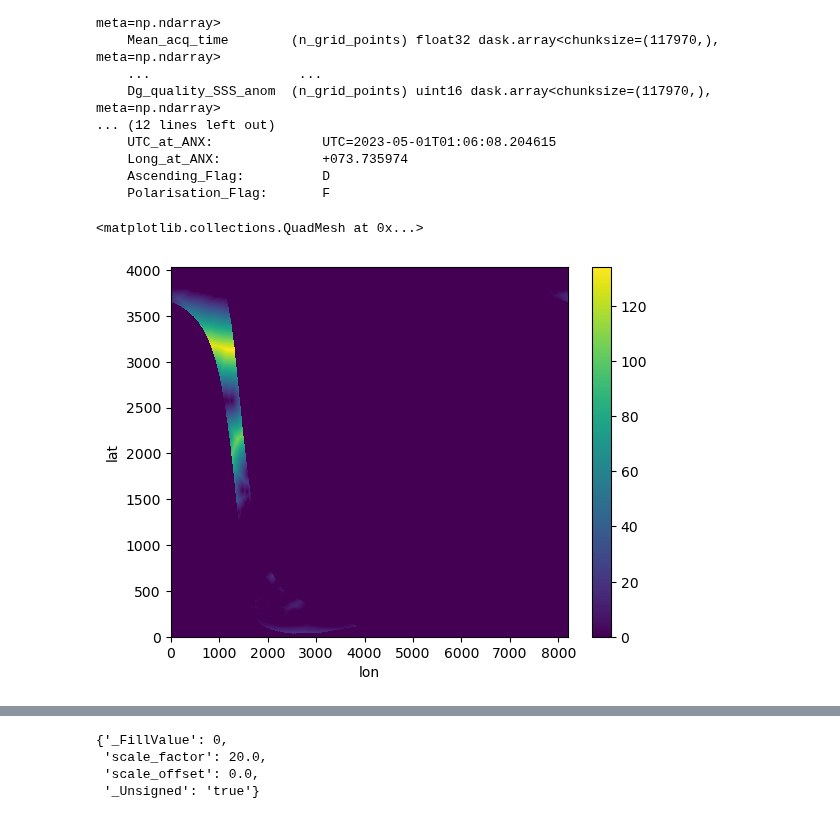
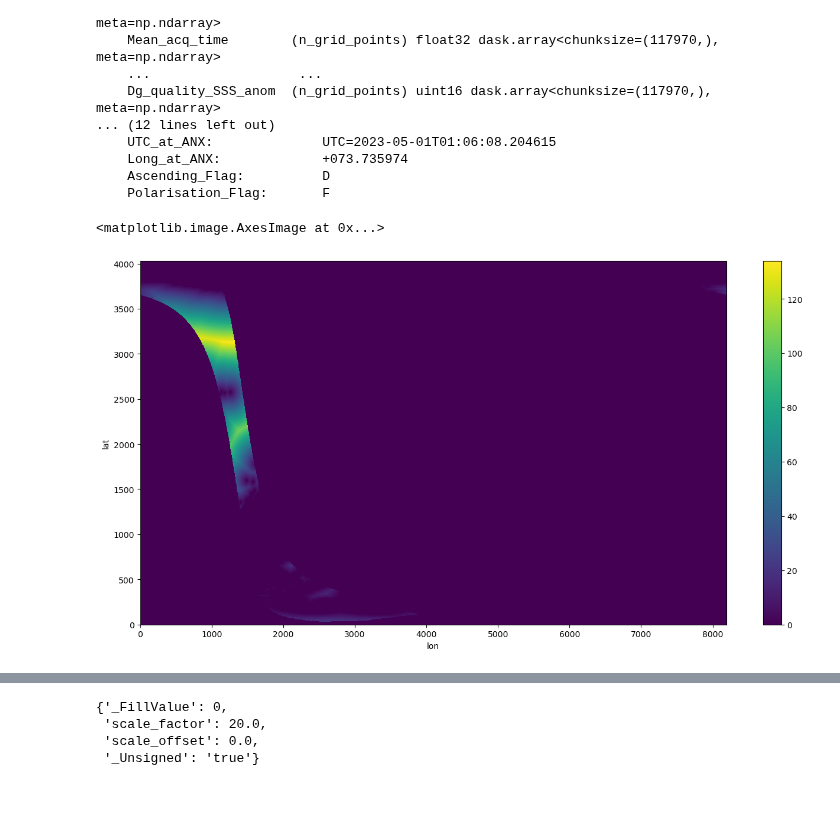
Before and after one commit to xcube-dev/xcube-smos, a Jupyter notebook: notebooks/test-single-slice.ipynb, the cells around one changed output, grey strips where cells are left out. Saved outputs shown, nothing was run; the diff lists cells and outputs as text; code cells hidden in the pictures.

```diff
--- a/notebooks/test-single-slice.ipynb
+++ b/notebooks/test-single-slice.ipynb
@@ -103,10 +103,10 @@ mapped_l2_product = l2_product.get_mapped_s2_product(0)
 # %%
 var_data = mapped_l2_product.map_l2_var("Coast_distance")
 # %%
-xr.DataArray(var_data, dims=("time", "lat", "lon")).plot()
+xr.DataArray(var_data, dims=("time", "lat", "lon")).isel(time=0).plot.imshow(figsize=(16, 8))
 # %% [output]
-<matplotlib.collections.QuadMesh at 0x...>
+<matplotlib.image.AxesImage at 0x...>
-[figure, old version]
+[figure, new version]
 # %%
 l2_dataset.Coast_distance.encoding
 # %% [output]
```
Also changed, not shown: parts of 4 cells of this notebook, 2 other files.
